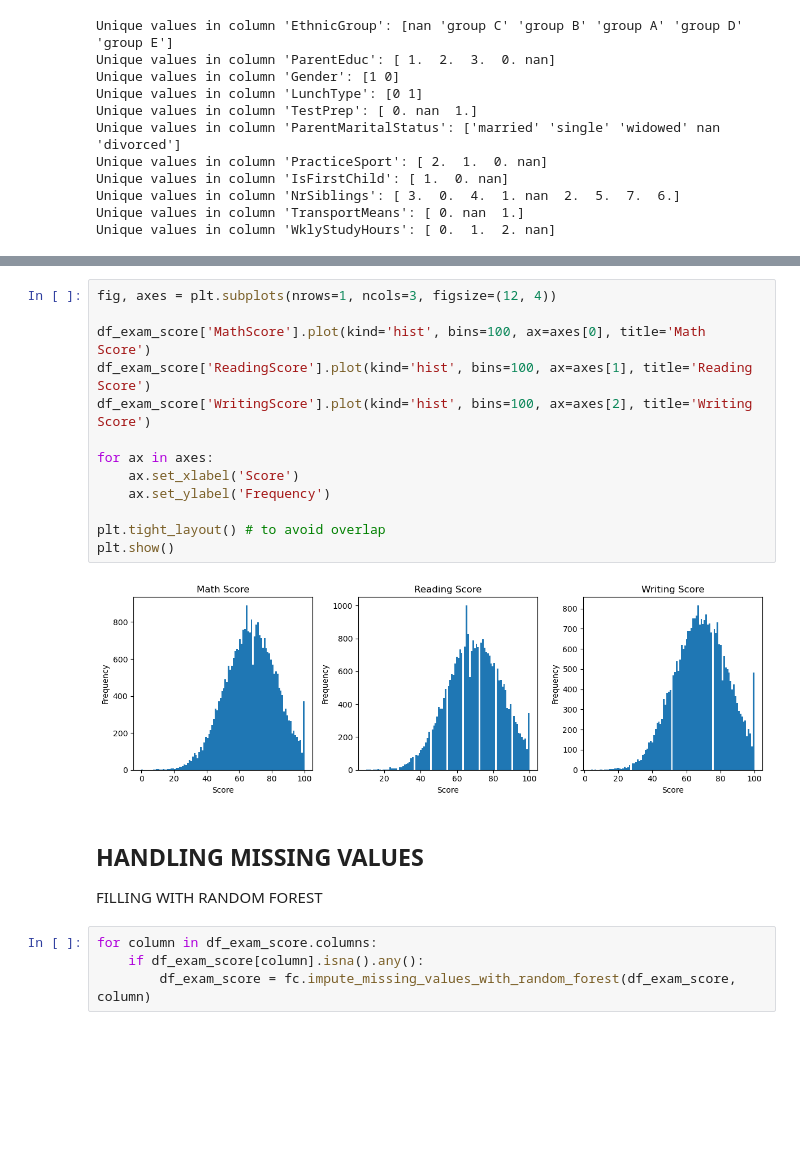
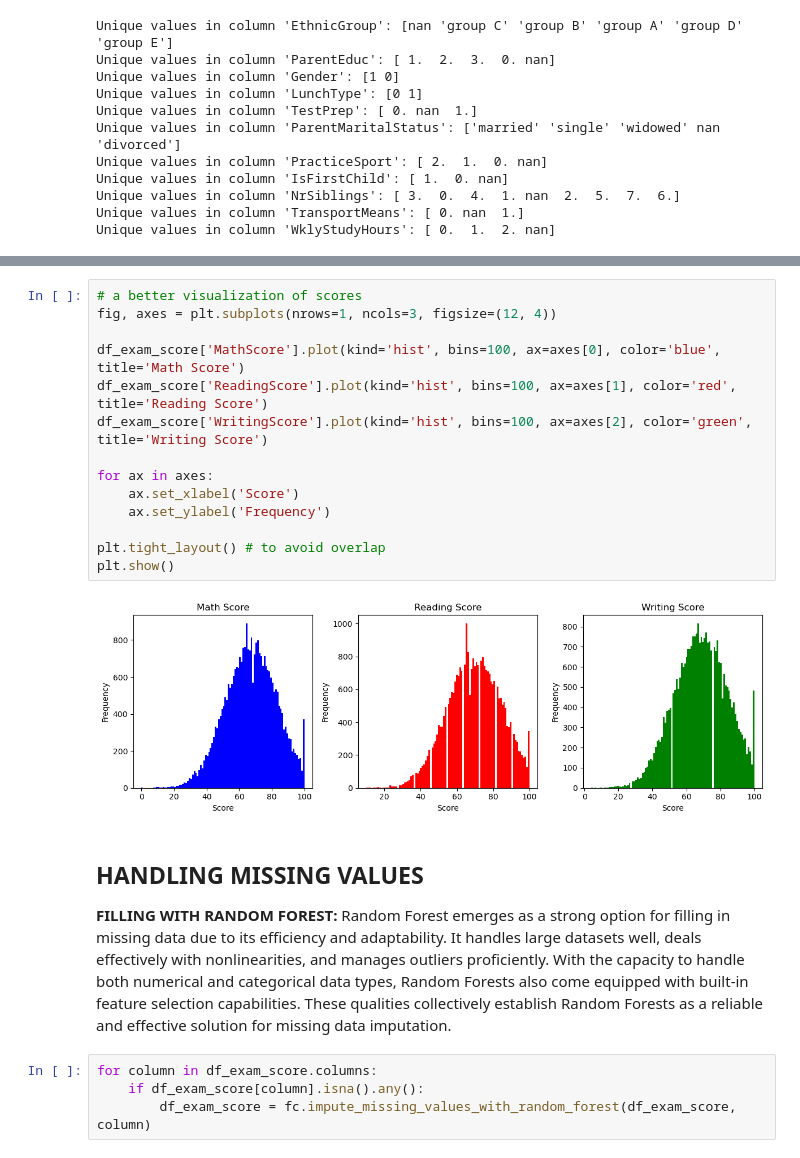
Before and after one commit to onathatice-univr/programming_final_project, a Jupyter notebook: VR503361_final_project.ipynb, the cells around one changed output, grey strips where cells are left out. Saved outputs shown, nothing was run; the diff lists cells and outputs as text; blank space fills up the shorter version.

Commit message:
added plot and comments

```diff
--- a/VR503361_final_project.ipynb
+++ b/VR503361_final_project.ipynb
@@ -218,21 +247,23 @@ memory usage: 3.3+ MB
 # %%
+# a better visualization of scores
 fig, axes = plt.subplots(nrows=1, ncols=3, figsize=(12, 4))
 
-df_exam_score['MathScore'].plot(kind='hist', bins=100, ax=axes[0], title='Math Score')
-df_exam_score['ReadingScore'].plot(kind='hist', bins=100, ax=axes[1], title='Reading Score')
-df_exam_score['WritingScore'].plot(kind='hist', bins=100, ax=axes[2], title='Writing Score')
+df_exam_score['MathScore'].plot(kind='hist', bins=100, ax=axes[0], color='blue', title='Math Score')
+df_exam_score['ReadingScore'].plot(kind='hist', bins=100, ax=axes[1], color='red', title='Reading Score')
+df_exam_score['WritingScore'].plot(kind='hist', bins=100, ax=axes[2], color='green', title='Writing Score')
 
 for ax in axes:
     ax.set_xlabel('Score')
     ax.set_ylabel('Frequency')
 
 plt.tight_layout() # to avoid overlap
 plt.show()
 # %% [output]
-[figure, old version]
+[figure, new version]
-# %% [markdown]
-## HANDLING MISSING VALUES
-FILLING WITH RANDOM FOREST
+# %% [markdown]
+## HANDLING MISSING VALUES
+**FILLING WITH RANDOM FOREST:**
+Random Forest emerges as a strong option for filling in missing data due to its efficiency and adaptability. It handles large datasets well, deals effectively with nonlinearities, and manages outliers proficiently. With the capacity to handle both numerical and categorical data types, Random Forests also come equipped with built-in feature selection capabilities. These qualities collectively establish Random Forests as a reliable and effective solution for missing data imputation.
 # %%
 for column in df_exam_score.columns:
     if df_exam_score[column].isna().any():
```
Also changed, not shown: parts of 53 cells of this notebook, 1 other file.
